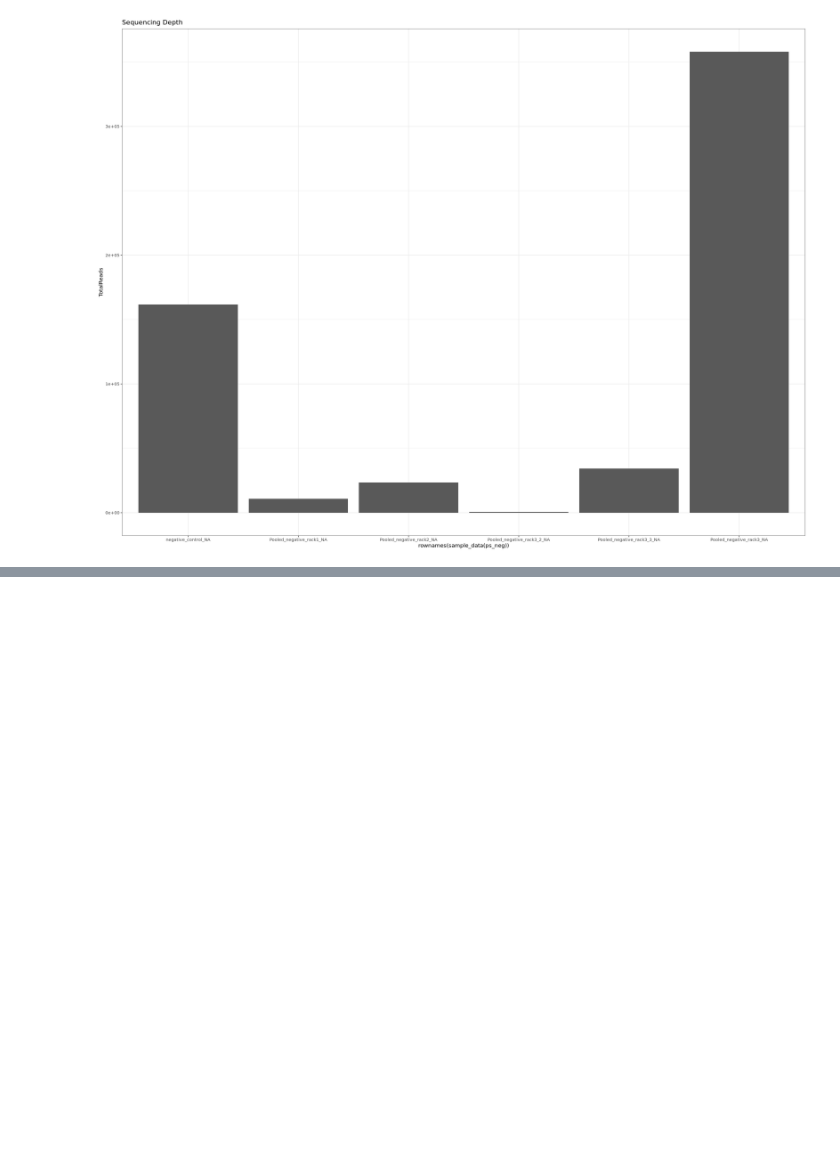
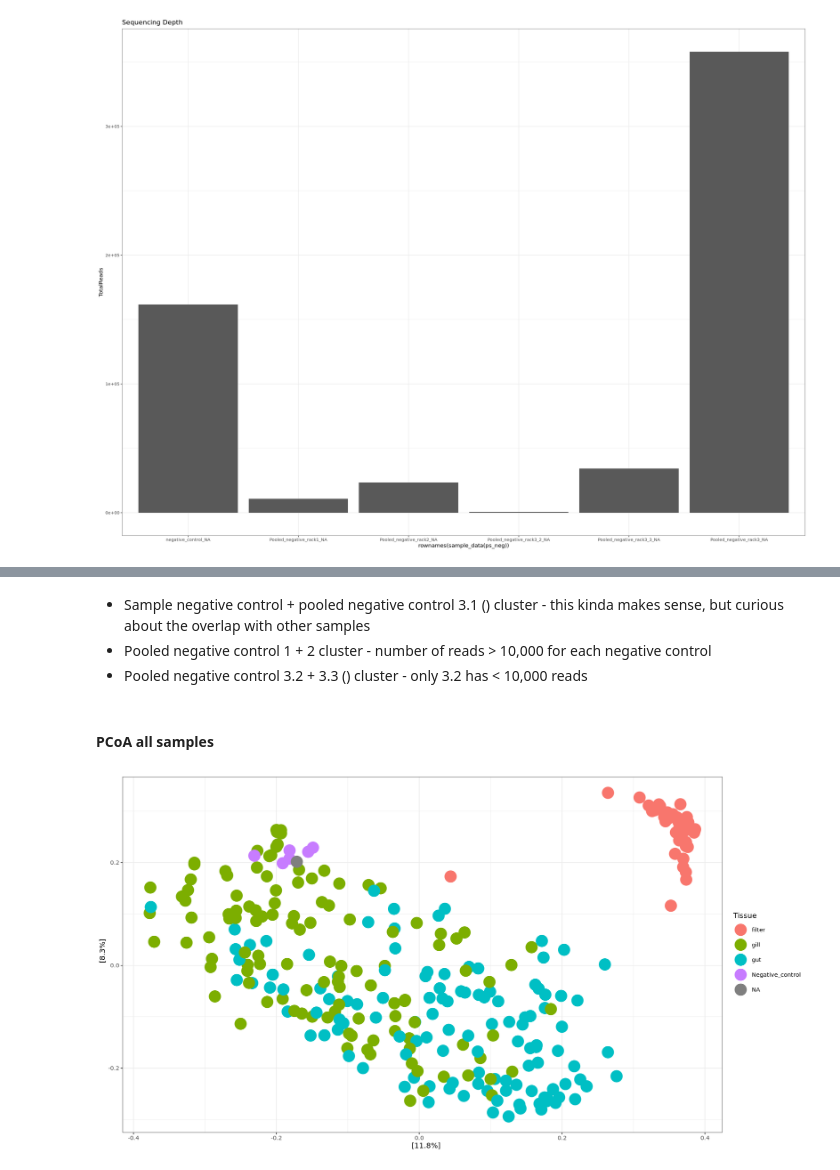
Before and after one commit to jfiorilla/ORCC_16S, a Jupyter notebook: phyloseq-working.ipynb, the cells around one changed output, grey strips where cells are left out. Cells and saved outputs as stored; diff of their text form; code cells hidden in the pictures; blank space fills up the shorter version.

Commit message:
explore negatives and start phase 1

```diff
--- a/phyloseq-working.ipynb
+++ b/phyloseq-working.ipynb
@@ -248,0 +250,6 @@ plot_ordination(ps_neg, neg.ord, color = "SampleID") +
+# %% [markdown]
+- Sample negative control + pooled negative control 3.1 () cluster - this kinda makes sense, but curious about the overlap with other samples
+- Pooled negative control 1 + 2 cluster - number of reads > 10,000 for each negative control
+- Pooled negative control 3.2 + 3.3 () cluster - only 3.2 has < 10,000 reads
+# %% [markdown]
+#### PCoA all samples
@@ -248,0 +259,10 @@ plot_ordination(ps_neg, neg.ord, color = "SampleID") +
+# %%
+# PCoA ordination of all samples
+all.ord <- ordinate(ps, "PCoA", "bray")
+# %%
+# Plot PCoA of all samples
+plot_ordination(ps, all.ord, color = "Tissue") +
+    geom_point(size=8) +
+    theme_bw()
+# %% [output]
+[figure, added]
```
Also changed, not shown: parts of 35 cells of this notebook.
